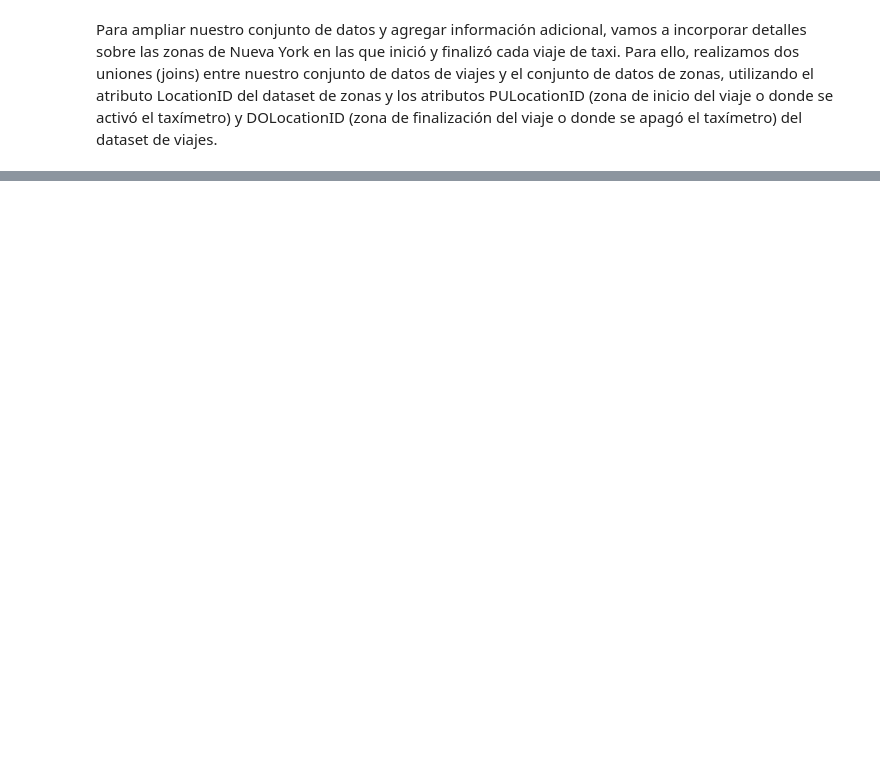
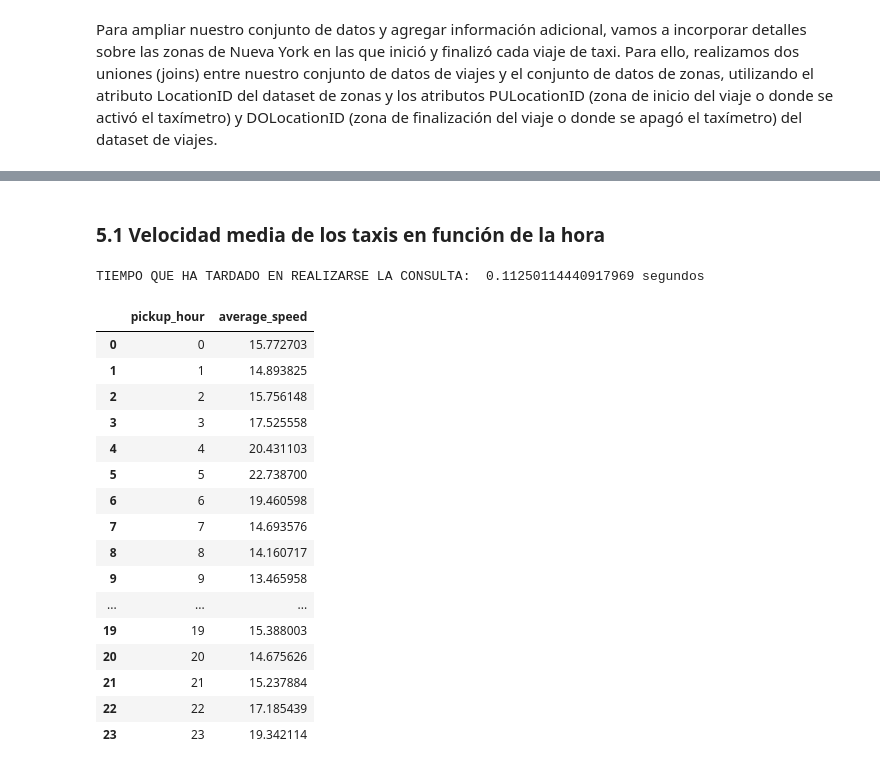
Before and after one commit to pablohd10/hpc-spark-taxi-trip-analysis, a Jupyter notebook: hpc-spark-taxi-trip-analysis.ipynb, the cells around one changed output, grey strips where cells are left out. Saved outputs shown, nothing was run; the diff lists cells and outputs as text; code cells hidden in the pictures; blank space fills up the shorter version.

Commit message:
consulta realizada con dataframes: velocidad media por horas

```diff
--- a/hpc-spark-taxi-trip-analysis.ipynb
+++ b/hpc-spark-taxi-trip-analysis.ipynb
@@ -239,8 +247,8 @@ Para ampliar nuestro conjunto de datos y agregar información adicional, vamos a
 from pyspark.sql import functions as F
 
 # Hacemos el join por la el ID de Localización en que se inició el trayecto y seleccionamos las columnas con los nombres necesarios
-trip_data_df_joined = (
-    trip_data_df.alias("trip_data")
+trip_data_df_unix_joined = (
+    trip_data_df_unix.alias("trip_data")
     .join(zone_data_df.alias("pickup_zone"), F.col("trip_data.PULocationID") == F.col("pickup_zone.LocationID"), "inner")
     .join(zone_data_df.alias("dropoff_zone"), F.col("trip_data.DOLocationID") == F.col("dropoff_zone.LocationID"), "inner")
     .select(
@@ -254,7 +262,9 @@ trip_data_df_joined = (
     )
 )
 
-trip_data_df_joined.printSchema()
+trip_data_df_unix_joined.printSchema()
+
+trip_data_df_unix_joined.limit(5).toPandas()
 # %% [output]
 root
  |-- VendorID: integer (nullable = true)
@@ -275,0 +299,58 @@ root
+# %% [markdown]
+### 5.1 Velocidad media de los taxis en función de la hora
+# %%
+import time
+
+initial_time = time.time()
+
+# 1. Calculamos la duración del viaje en horas
+trip_data_df_unix_joined = trip_data_df_unix_joined.withColumn(
+    "trip_duration_hours",
+    (F.col("tpep_dropoff_datetime_unix") - F.col("tpep_pickup_datetime_unix")) / 3600
+)
+
+
+# 2. Calculamos la velocidad media en función de la duración y distancia del viaje
+trip_data_df_unix_joined = trip_data_df_unix_joined.withColumn(
+    "avg_speed",
+    F.col("trip_distance") / F.col("trip_duration_hours")
+)
+
+# 3. Extraemos la hora de la columna tpep_pickup_datetime para hacer el análisis por hora del día
+trip_data_df_unix_joined = trip_data_df_unix_joined.withColumn(
+    "pickup_hour",
+    F.hour("tpep_pickup_datetime")
+)
+
+
+# 4. Agrupamos por la hora del día y calcular la velocidad media
+avg_speed_by_hour = trip_data_df_unix_joined.groupBy("pickup_hour").agg(
+    F.avg("avg_speed").alias("average_speed")
+).orderBy("pickup_hour")
+
+final_time = time.time()
+
+elapsed_time = final_time - initial_time
+
+print("TIEMPO QUE HA TARDADO EN REALIZARSE LA CONSULTA: ", elapsed_time, "segundos")
+
+avg_speed_by_hour.toPandas()
+# %% [output]
+TIEMPO QUE HA TARDADO EN REALIZARSE LA CONSULTA:  0.11250114440917969 segundos
+|  | pickup_hour | average_speed |
+| 0 | 0 | 15.772703 |
+| 1 | 1 | 14.893825 |
+| 2 | 2 | 15.756148 |
+| 3 | 3 | 17.525558 |
+| 4 | 4 | 20.431103 |
+| 5 | 5 | 22.738700 |
+| 6 | 6 | 19.460598 |
+| 7 | 7 | 14.693576 |
+| 8 | 8 | 14.160717 |
+| 9 | 9 | 13.465958 |
+| ... | ... | ... |
+| 19 | 19 | 15.388003 |
+| 20 | 20 | 14.675626 |
+| 21 | 21 | 15.237884 |
+| 22 | 22 | 17.185439 |
+| 23 | 23 | 19.342114 |
```
Also changed, not shown: parts of 8 cells of this notebook.
